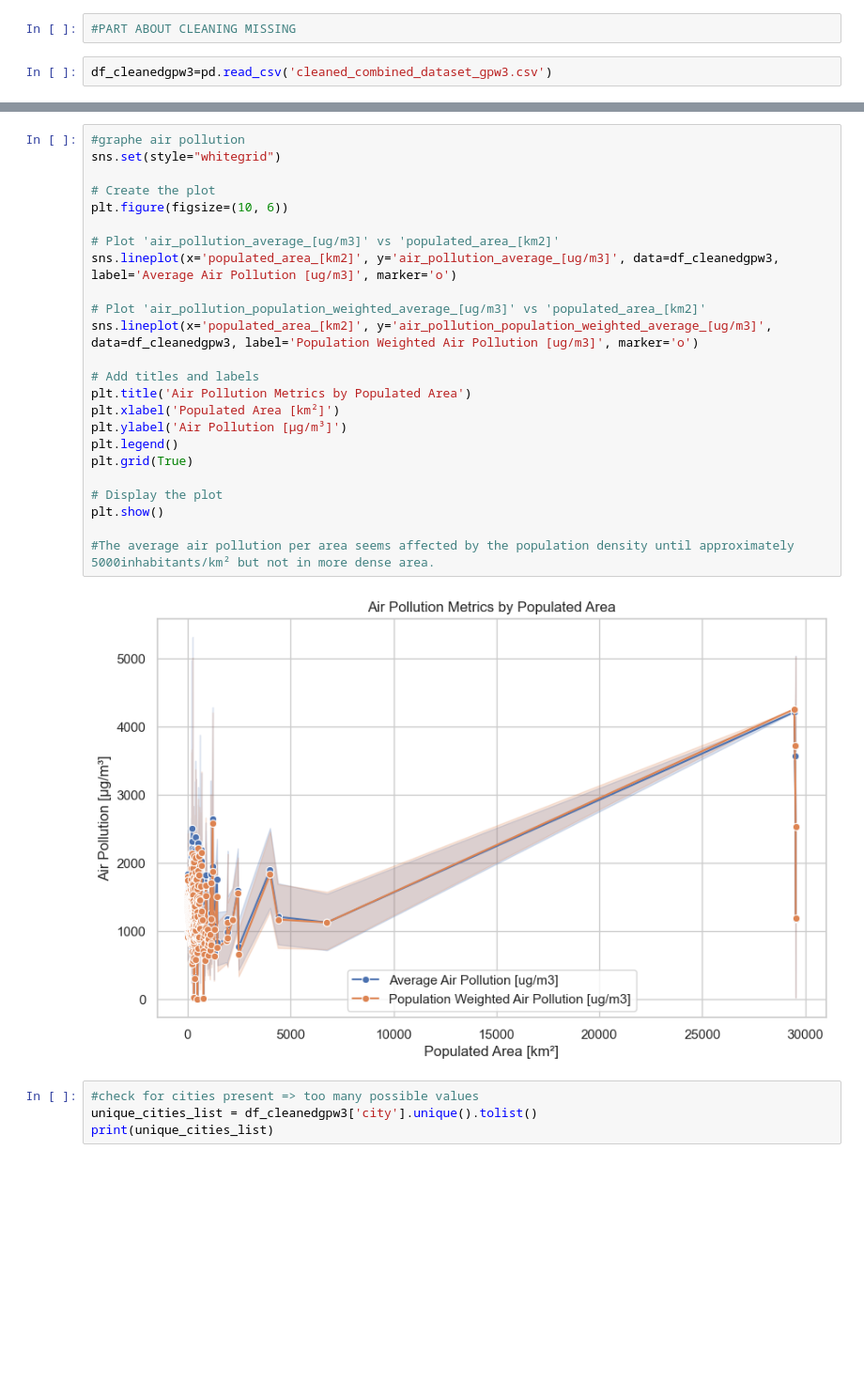
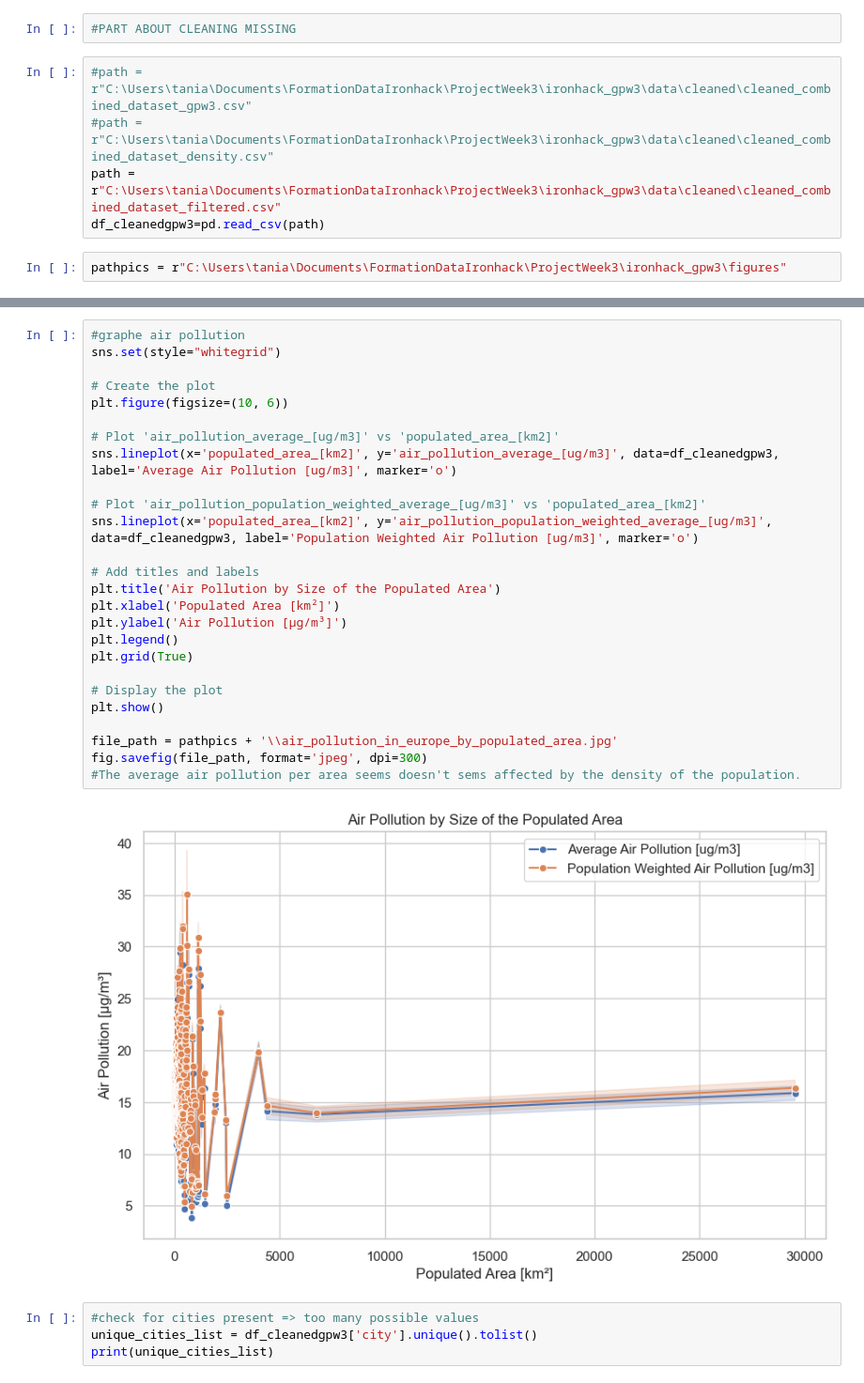
Before and after one commit to mauurits/ironhack_gpw3, a Jupyter notebook: notebooks/notebook_tania_gpw3.ipynb, the cells around one changed output, grey strips where cells are left out. Shown at 94% size. Drawn from its saved outputs; the diff is of its cells as text; blank space fills up the shorter version.

```diff
--- a/notebooks/notebook_tania_gpw3.ipynb
+++ b/notebooks/notebook_tania_gpw3.ipynb
@@ -33,7 +38,12 @@ combined_dataset_allyears.describe()
 # %%
 #PART ABOUT CLEANING MISSING
 # %%
-df_cleanedgpw3=pd.read_csv('cleaned_combined_dataset_gpw3.csv')
+#path = r"C:\Users\tania\Documents\FormationDataIronhack\ProjectWeek3\ironhack_gpw3\data\cleaned\cleaned_combined_dataset_gpw3.csv"
+#path = r"C:\Users\tania\Documents\FormationDataIronhack\ProjectWeek3\ironhack_gpw3\data\cleaned\cleaned_combined_dataset_density.csv"
+path = r"C:\Users\tania\Documents\FormationDataIronhack\ProjectWeek3\ironhack_gpw3\data\cleaned\cleaned_combined_dataset_filtered.csv"
+df_cleanedgpw3=pd.read_csv(path)
+# %%
+pathpics = r"C:\Users\tania\Documents\FormationDataIronhack\ProjectWeek3\ironhack_gpw3\figures"
 # %%
 df_cleanedgpw3.head()
 # %% [output]
@@ -46,29 +71,31 @@ df_cleanedgpw3.head()
 # %%
 #graphe air pollution
 sns.set(style="whitegrid")
 
 # Create the plot
 plt.figure(figsize=(10, 6))
 
 # Plot 'air_pollution_average_[ug/m3]' vs 'populated_area_[km2]'
 sns.lineplot(x='populated_area_[km2]', y='air_pollution_average_[ug/m3]', data=df_cleanedgpw3, label='Average Air Pollution [ug/m3]', marker='o')
 
 # Plot 'air_pollution_population_weighted_average_[ug/m3]' vs 'populated_area_[km2]'
 sns.lineplot(x='populated_area_[km2]', y='air_pollution_population_weighted_average_[ug/m3]', data=df_cleanedgpw3, label='Population Weighted Air Pollution [ug/m3]', marker='o')
 
 # Add titles and labels
-plt.title('Air Pollution Metrics by Populated Area')
+plt.title('Air Pollution by Size of the Populated Area')
 plt.xlabel('Populated Area [km²]')
 plt.ylabel('Air Pollution [µg/m³]')
 plt.legend()
 plt.grid(True)
 
 # Display the plot
 plt.show()
 
-#The average air pollution per area seems affected by the population density until approximately 5000inhabitants/km² but not in more dense area.
+file_path = pathpics + '\\air_pollution_in_europe_by_populated_area.jpg'
+fig.savefig(file_path, format='jpeg', dpi=300)
+#The average air pollution per area seems doesn't sems affected by the density of the population.
 # %% [output]
-[figure, old version]
+[figure, new version]
 # %%
 #check for cities present => too many possible values
 unique_cities_list = df_cleanedgpw3['city'].unique().tolist()
```
Also changed, not shown: parts of 8 cells of this notebook.
